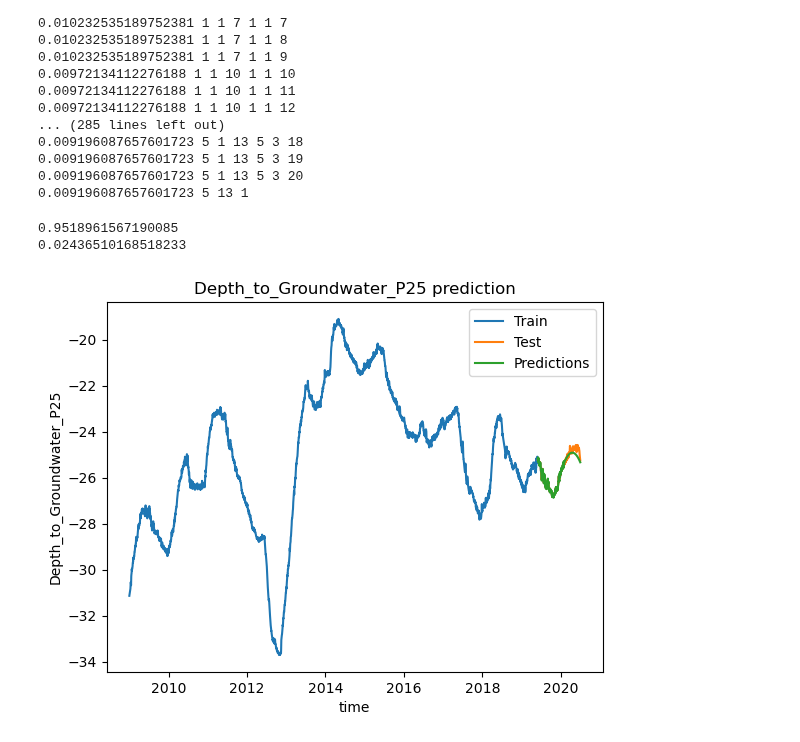
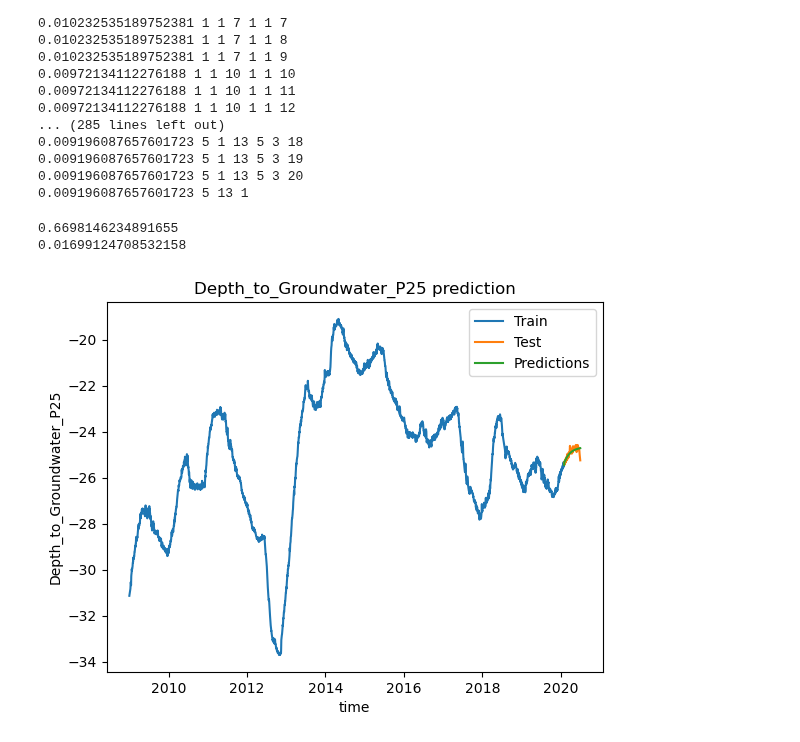
Before and after one commit to ZhouXiinlei/ml_WaterAnalytics, a Jupyter notebook: Aquifer_Petrignano_Process.ipynb, the cells around one changed output. Drawn from its saved outputs; the diff is of its cells as text; code cells hidden in the pictures.

```diff
--- a/Aquifer_Petrignano_Process.ipynb
+++ b/Aquifer_Petrignano_Process.ipynb
@@ -361,7 +362,7 @@ from sklearn.metrics import r2_score
 from sklearn.metrics import mean_squared_error
 from statsmodels.graphics.tsaplots import plot_acf, plot_pacf
 train_data_2 = data_output2.loc['2009-01-01':'2020-02-01']
-test_data_2 = data_output2.loc['2019-06-01':'2020-06-30']
+test_data_2 = data_output2.loc['2020-02-01':'2020-06-30']
 plot_acf(data_output2, alpha=0.05)
 plt.xlabel('Lag')
 plt.ylabel('Autocorrelation')
@@ -417,22 +418,22 @@ print(min_mean_squared_error,best_p,best_q,best_d)
 0.009196087657601723 5 13 1
 # %%
 from statsmodels.tsa.arima.model import ARIMA
-model_2 = ARIMA(train_data_2, order=(4, 3, 4))
+model_2 = ARIMA(train_data_2, order=(5, 1, 13))
 model_fit_2 = model_2.fit()
 start_date = test_data_2.index[0]
 end_date = test_data_2.index[-1]
 predictions = model_fit_2.predict(start=start_date, end=end_date)
 print(r2_score(test_data_2, predictions))
 print(mean_squared_error(test_data_2, predictions))
 plt.plot(train_data_2, label='Train')
 plt.plot(test_data_2, label='Test')
 plt.plot(predictions, label='Predictions')
 plt.xlabel('time')
 plt.ylabel('Depth_to_Groundwater_P25')
 plt.title('Depth_to_Groundwater_P25 prediction')
 plt.legend()
 plt.show()
 # %% [output]
-0.9518961567190085
-0.02436510168518233
+0.6698146234891655
+0.01699124708532158
-[figure, old version]
+[figure, new version]
```
Also changed, not shown: parts of 2 cells of this notebook, 1 other file.
